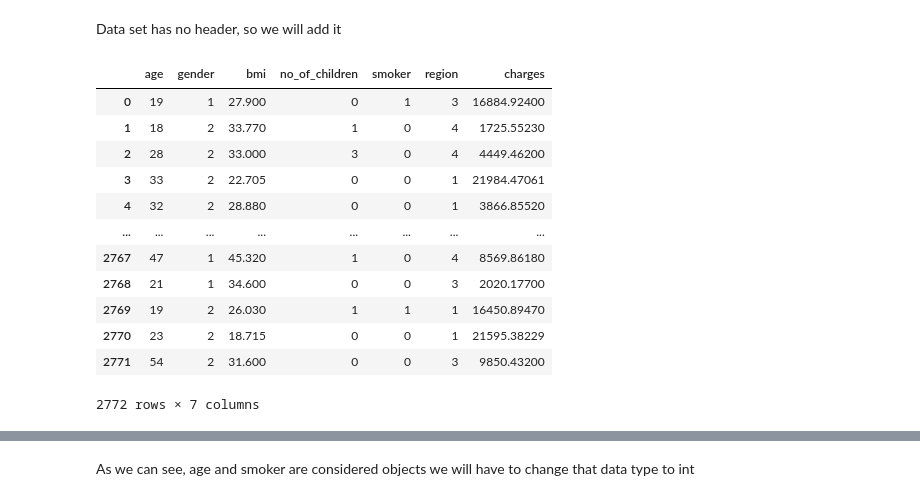
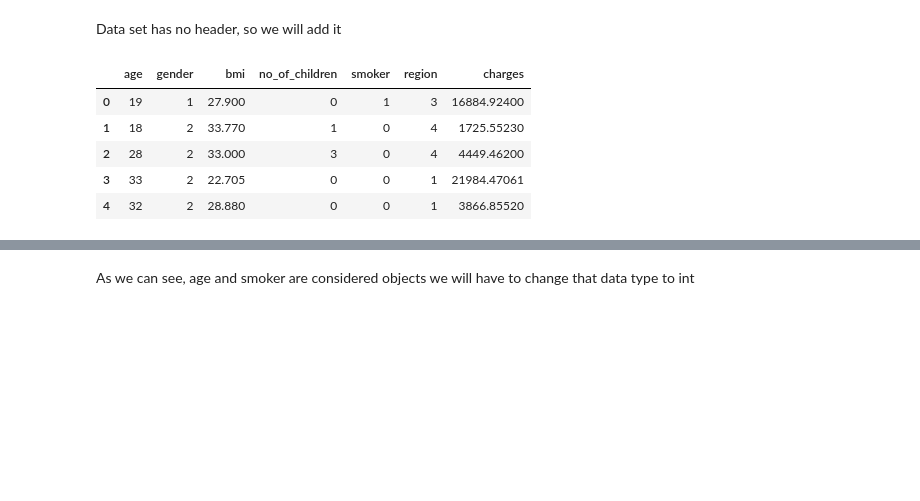
Before and after one commit to fernandes-s/insurance_cost_analysis, a Jupyter notebook: Insurance_Analysis.ipynb, the cells around one changed output, grey strips where cells are left out. Saved outputs shown, nothing was run; the diff lists cells and outputs as text; code cells hidden in the pictures; blank space fills up the shorter version.

Commit message:
adding explanation, doing some data cleaning in the smoker column

```diff
--- a/Insurance_Analysis.ipynb
+++ b/Insurance_Analysis.ipynb
@@ -37,21 +85,14 @@ headers = ["age", "gender", "bmi", "no_of_children", "smoker", "region", "charge
 df.columns = headers
 # %%
 # Check df
-df
+df.head(5)
 # %% [output]
 |  | age | gender | bmi | no_of_children | smoker | region | charges |
 | 0 | 19 | 1 | 27.900 | 0 | 1 | 3 | 16884.92400 |
 | 1 | 18 | 2 | 33.770 | 1 | 0 | 4 | 1725.55230 |
 | 2 | 28 | 2 | 33.000 | 3 | 0 | 4 | 4449.46200 |
 | 3 | 33 | 2 | 22.705 | 0 | 0 | 1 | 21984.47061 |
 | 4 | 32 | 2 | 28.880 | 0 | 0 | 1 | 3866.85520 |
-| ... | ... | ... | ... | ... | ... | ... | ... |
-| 2767 | 47 | 1 | 45.320 | 1 | 0 | 4 | 8569.86180 |
-| 2768 | 21 | 1 | 34.600 | 0 | 0 | 3 | 2020.17700 |
-| 2769 | 19 | 2 | 26.030 | 1 | 1 | 1 | 16450.89470 |
-| 2770 | 23 | 2 | 18.715 | 0 | 0 | 1 | 21595.38229 |
-| 2771 | 54 | 2 | 31.600 | 0 | 0 | 3 | 9850.43200 |
-2772 rows × 7 columns
 # %%
 # Check column info
 df.info()
```
Also changed, not shown: parts of 27 cells of this notebook.
